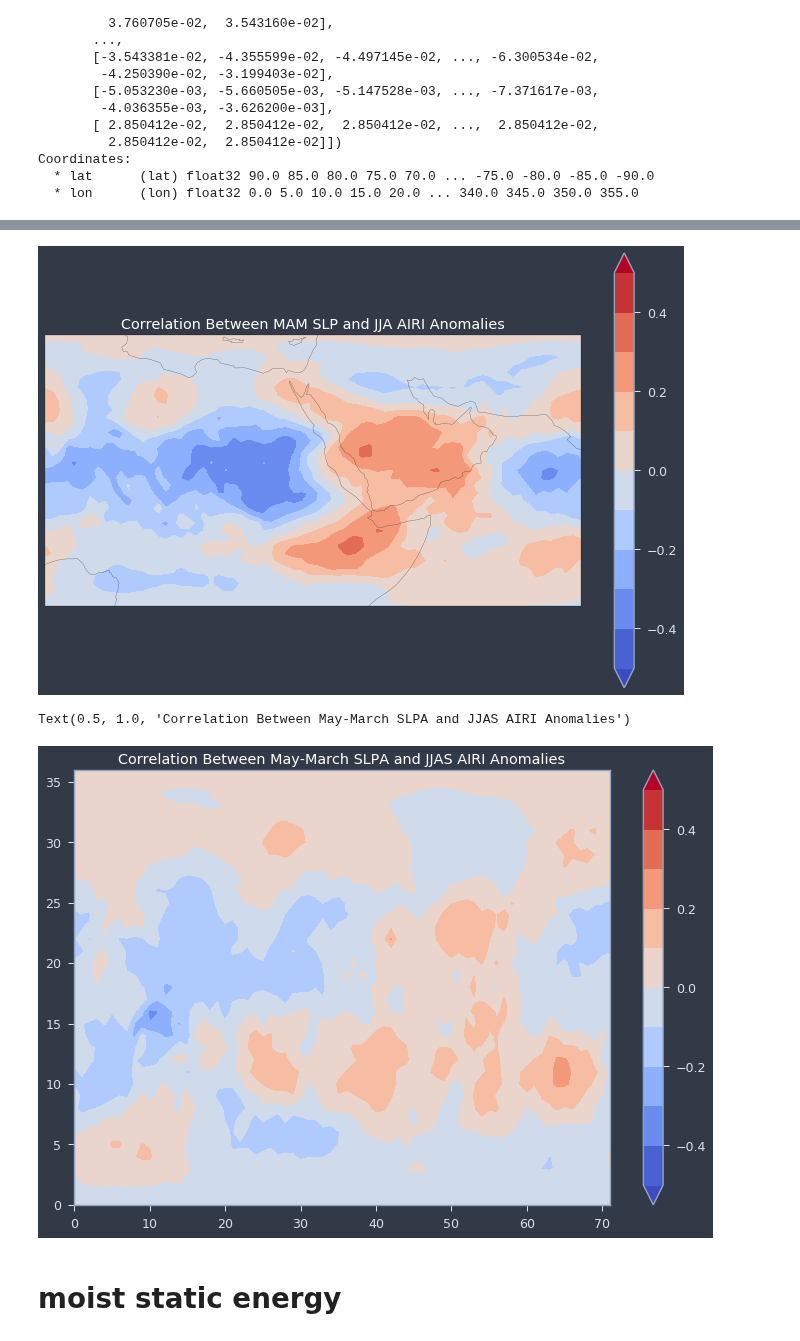
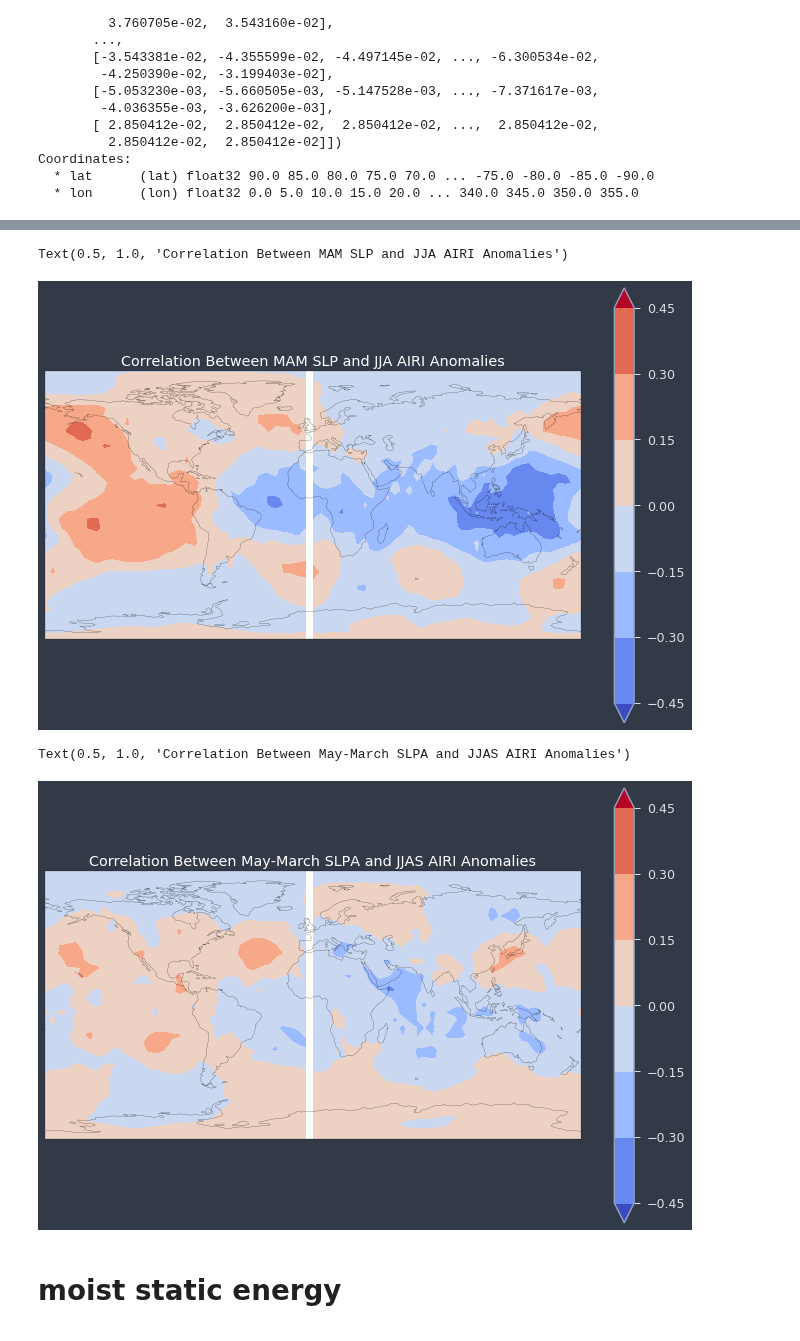
Before and after one commit to medhap02/AllIndiaRainfall, a Jupyter notebook: src/SLPcorrelations.ipynb, the cells around one changed output, grey strips where cells are left out. Saved outputs shown, nothing was run; the diff lists cells and outputs as text; code cells hidden in the pictures.

Commit message:
SLP correlations

```diff
--- a/src/SLPcorrelations.ipynb
+++ b/src/SLPcorrelations.ipynb
@@ -235,13 +270,14 @@ RuntimeError: No mappable was found to use for colorbar creation. First define a
 #Plot MAM/JJA correlation
 ax = plt.axes(projection=ccrs.PlateCarree())
 lev = np.linspace(-.5, .5, 11, endpoint=True)
-plt.contourf(slp_mam_r,lev,cmap='coolwarm',extend='both',transform=ccrs.PlateCarree())
+#plt.contourf(slp_mam_r,lev,cmap='coolwarm',extend='both')
+#plt.colorbar()
+slp_mam_r.plot.contourf(cmap='coolwarm',extend='both')
 ax.coastlines()
-plt.colorbar()
 plt.title('Correlation Between MAM SLP and JJA AIRI Anomalies', color = 'white')
-plt.show()
 # %% [output]
+Text(0.5, 1.0, 'Correlation Between MAM SLP and JJA AIRI Anomalies')
-[figure, old version]
+[figure, new version]
 # %%
 #Try May-March tendency and jjas AIRI to be more consistent with Wang paper
 slpa_2shift_dt = slp_anom-slp_anom.shift(time=2) #This has the May minus March value at the May index
@@ -253,13 +289,16 @@ slpa_2shift_dt_sep = slpa_2shift_dt.shift(time=4)[septembers,:,:]
 slp_may_mar_r = correlation(slpa_2shift_dt_sep,precipa_jjas,dims='time')
 # %%
 #Plot correlation
+ax = plt.axes(projection=ccrs.PlateCarree())
 lev = np.linspace(-.5, .5, 11, endpoint=True)
-plt.contourf(slp_may_mar_r,lev,cmap='coolwarm',extend='both')
-plt.colorbar()
+#plt.contourf(slp_may_mar_r,lev,cmap='coolwarm',extend='both')
+#plt.colorbar()
+slp_may_mar_r.plot.contourf(cmap='coolwarm',extend='both')
+ax.coastlines()
 plt.title('Correlation Between May-March SLPA and JJAS AIRI Anomalies', color = 'white')
 # %% [output]
 Text(0.5, 1.0, 'Correlation Between May-March SLPA and JJAS AIRI Anomalies')
-[figure, old version]
+[figure, new version]
 # %% [markdown]
 # moist static energy
 # %%
```
Also changed, not shown: parts of 9 cells of this notebook.
